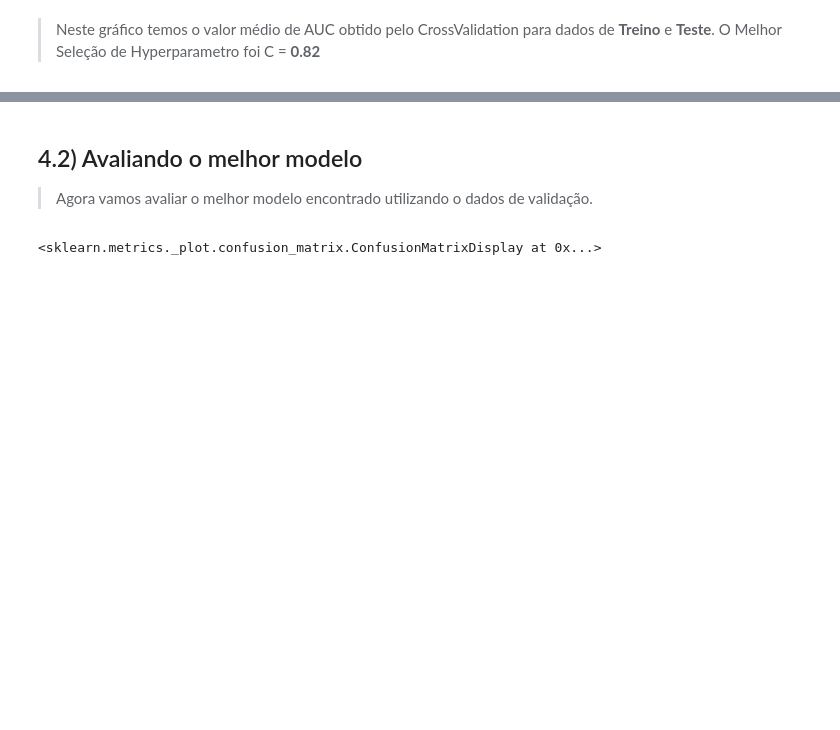
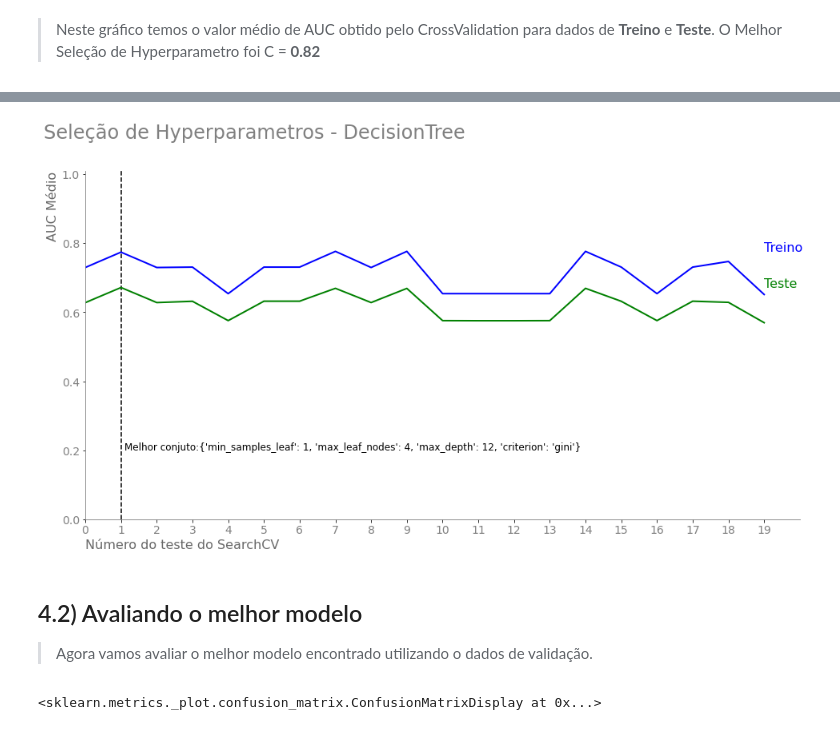
Before and after one commit to HenriqueCCdA/BC_DS_Projeto_Final, a Jupyter notebook: Notebooks/ML/regressao_logistica.ipynb, the cells around one changed output, grey strips where cells are left out. Drawn from its saved outputs; the diff is of its cells as text; code cells hidden in the pictures; blank space fills up the shorter version.

```diff
--- a/Notebooks/ML/regressao_logistica.ipynb
+++ b/Notebooks/ML/regressao_logistica.ipynb
@@ -173,3 +212,11 @@ plota_treino_teste_auc('Seleção de Hyperparametros',
+# %%
+plota_treino_teste_auc('Seleção de Hyperparametros - DecisionTree',
+                       resultados['media_teste'],
+                       resultados['media_treino'],
+                       resultados['rank_test_score'],
+                       melhores_hyperparametros)
+# %% [output]
+[figure, added]
 # %% [markdown]
 ## 4.2) Avaliando o melhor modelo
 
```
Also changed, not shown: parts of 23 cells of this notebook, 3 other files.
